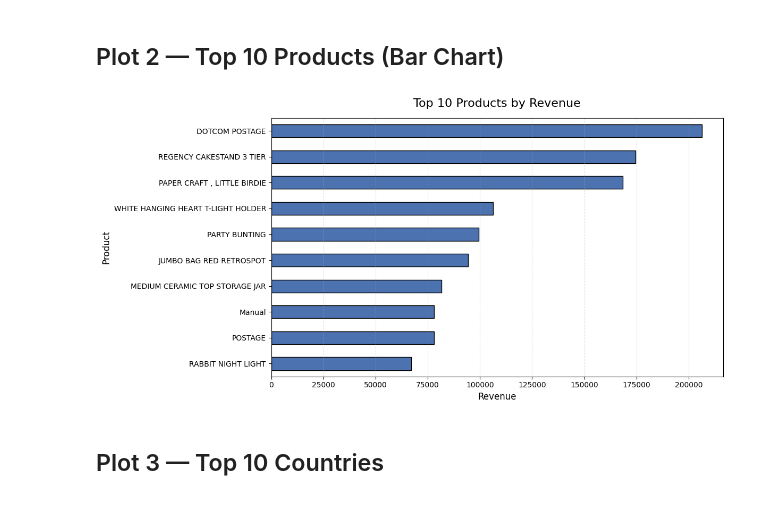
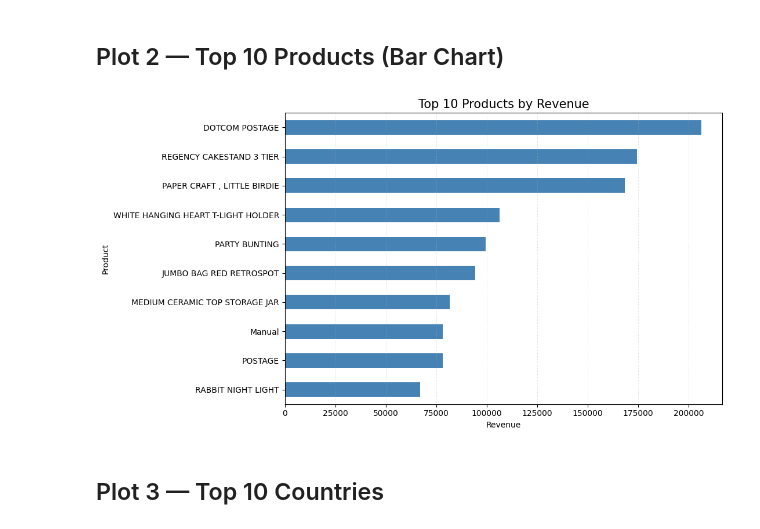
Before and after one commit to KNHNF/retail-sales-kpi-analysis, a Jupyter notebook: notebooks/sales_analysis.ipynb, the cells around one changed output. Saved outputs shown, nothing was run; the diff lists cells and outputs as text; code cells hidden in the pictures.

```diff
--- a/notebooks/sales_analysis.ipynb
+++ b/notebooks/sales_analysis.ipynb
@@ -38,25 +38,25 @@ plt.show()
 # %% [markdown]
 ## Plot 2 — Top 10 Products (Bar Chart)
 # %%
-plt.figure(figsize=(12, 6))
+plt.figure(figsize=(11, 6))
 
-top_products.sort_values(ascending=True).plot(
+top_products.sort_values().plot(
     kind="barh",
-    color="#4C72B0",
-    edgecolor="black"
+    color="steelblue"   # simple, natural colour name
 )
 
-plt.title("Top 10 Products by Revenue", fontsize=16, pad=15)
-plt.xlabel("Revenue", fontsize=12)
-plt.ylabel("Product", fontsize=12)
+plt.title("Top 10 Products by Revenue", fontsize=15)
+plt.xlabel("Revenue")
+plt.ylabel("Product")
 
-plt.grid(axis="x", linestyle="--", alpha=0.4)
+# Light, subtle grid for readability
+plt.grid(axis="x", linestyle=":", linewidth=0.7, alpha=0.5)
 
 plt.tight_layout()
-plt.savefig("outputs/top_10_products.png", dpi=300)
+plt.savefig("../outputs/top_10_products.png", dpi=200)
 plt.show()
 # %% [output]
-[figure, old version]
+[figure, new version]
 # %% [markdown]
 ## Plot 3 — Top 10 Countries
 # %%
```
Also changed, not shown: parts of 2 cells of this notebook.
